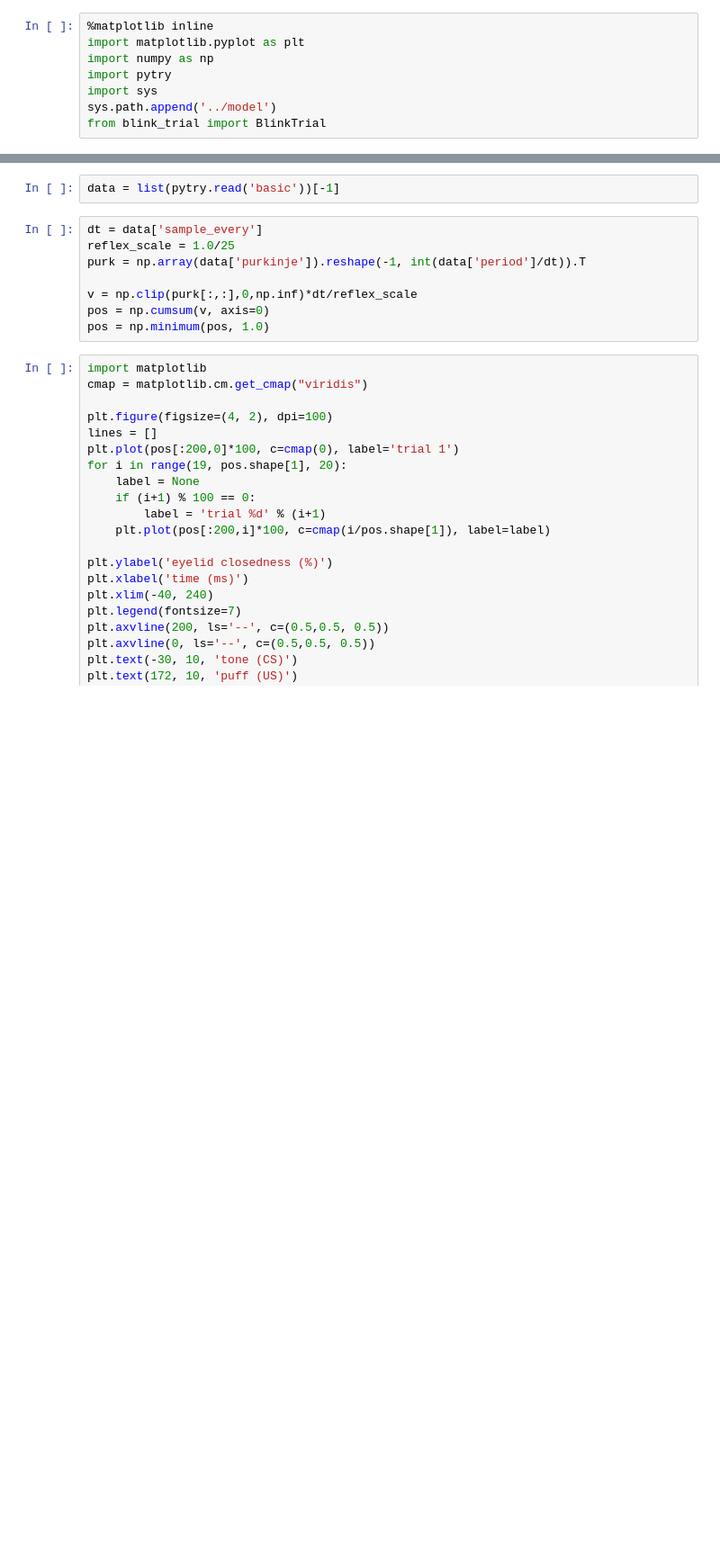
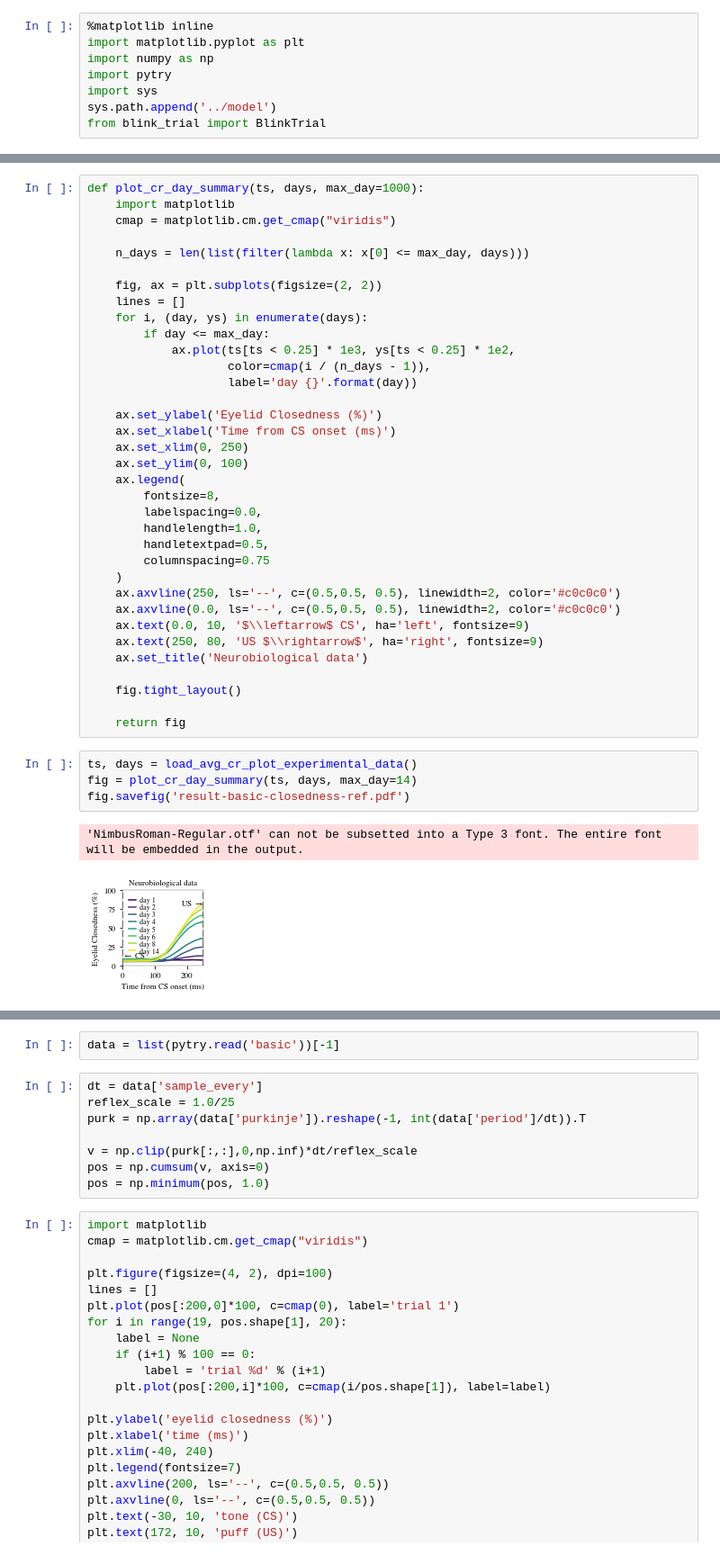
Before and after one commit to ctn-waterloo/cogsci2020-cerebellum, a Jupyter notebook: notebooks/Plot - Results - Basic.ipynb, the cells around one changed output, grey strips where cells are left out. Shown at 90% size. Cells and saved outputs as stored; diff of their text form; blank space fills up the shorter version.

Commit message:
Updated notebooks for plotting

```diff
--- a/notebooks/Plot - Results - Basic.ipynb
+++ b/notebooks/Plot - Results - Basic.ipynb
@@ -9 +22,43 @@ from blink_trial import BlinkTrial
+# %%
+def plot_cr_day_summary(ts, days, max_day=1000):
+    import matplotlib
+    cmap = matplotlib.cm.get_cmap("viridis")
+
+    n_days = len(list(filter(lambda x: x[0] <= max_day, days)))
+
+    fig, ax = plt.subplots(figsize=(2, 2))
+    lines = []
+    for i, (day, ys) in enumerate(days):
+        if day <= max_day:
+            ax.plot(ts[ts < 0.25] * 1e3, ys[ts < 0.25] * 1e2,
+                    color=cmap(i / (n_days - 1)),
+                    label='day {}'.format(day))
+
+    ax.set_ylabel('Eyelid Closedness (%)')
+    ax.set_xlabel('Time from CS onset (ms)')
+    ax.set_xlim(0, 250)
+    ax.set_ylim(0, 100)
+    ax.legend(
+        fontsize=8,
+        labelspacing=0.0,
+        handlelength=1.0,
+        handletextpad=0.5,
+        columnspacing=0.75
+    )
+    ax.axvline(250, ls='--', c=(0.5,0.5, 0.5), linewidth=2, color='#c0c0c0')
+    ax.axvline(0.0, ls='--', c=(0.5,0.5, 0.5), linewidth=2, color='#c0c0c0')
+    ax.text(0.0, 10, '$\\leftarrow$ CS', ha='left', fontsize=9)
+    ax.text(250, 80, 'US $\\rightarrow$', ha='right', fontsize=9)
+    ax.set_title('Neurobiological data')
+
+    fig.tight_layout()
+
+    return fig
+# %%
+ts, days = load_avg_cr_plot_experimental_data()
+fig = plot_cr_day_summary(ts, days, max_day=14)
+fig.savefig('result-basic-closedness-ref.pdf')
+# %% [output]
+'NimbusRoman-Regular.otf' can not be subsetted into a Type 3 font. The entire font will be embedded in the output.
+[figure, added]
 # %%
```
Also changed, not shown: parts of 2 cells of this notebook, 2 other files.
